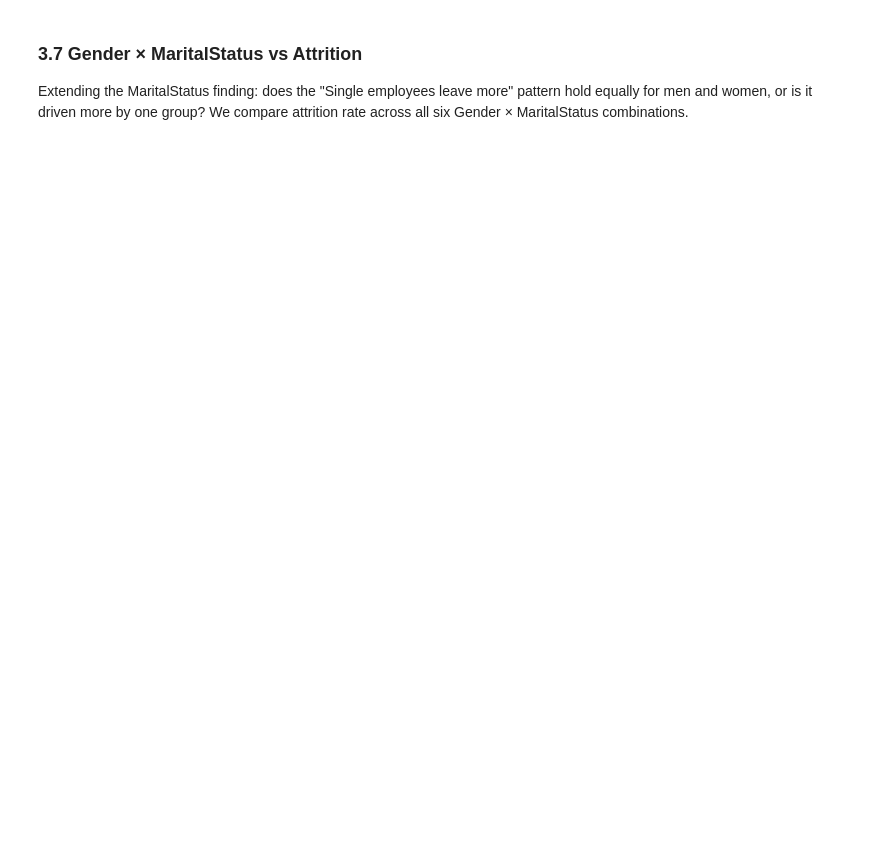
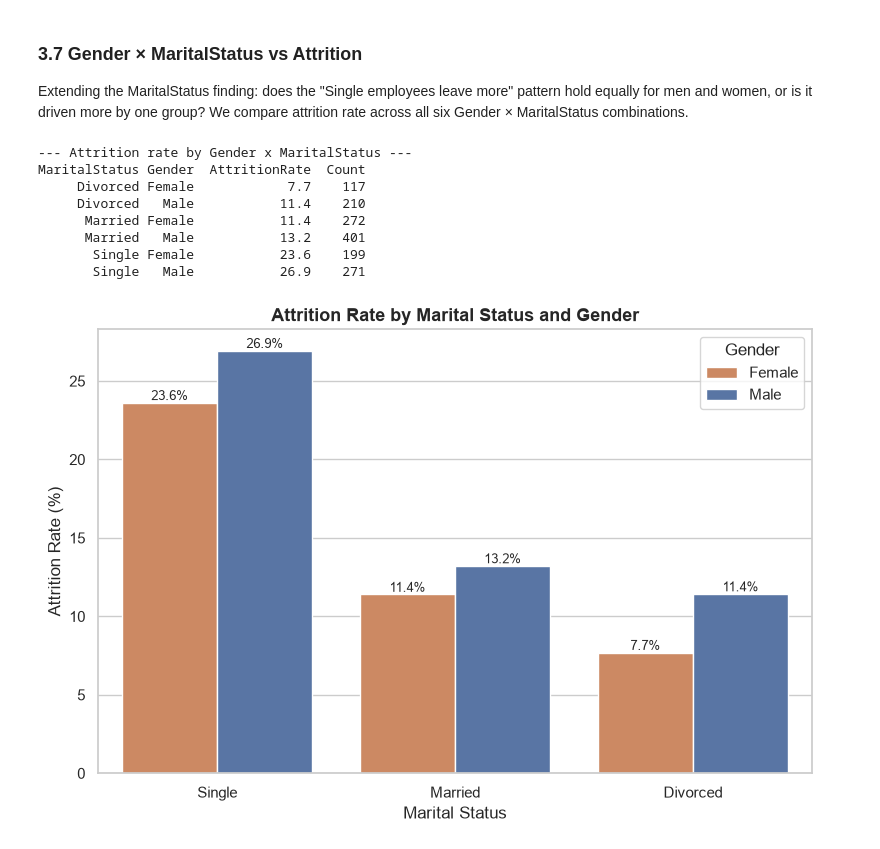
Before and after one commit to Kimberlywangari/eda-in-data-science, a Jupyter notebook: notebooks/eda.ipynb, the cells around one changed output. Saved outputs shown, nothing was run; the diff lists cells and outputs as text; code cells hidden in the pictures; blank space fills up the shorter version.

```diff
--- a/notebooks/eda.ipynb
+++ b/notebooks/eda.ipynb
@@ -548,3 +588,39 @@ Name: MonthlyIncome, dtype: float64
 Extending the MaritalStatus finding: does the "Single employees leave more" pattern
 hold equally for men and women, or is it driven more by one group? We compare
 attrition rate across all six Gender × MaritalStatus combinations.
+# %%
+group_rates = (
+    df_clean.groupby(["MaritalStatus", "Gender"])["Attrition"]
+    .apply(lambda s: (s == "Yes").mean() * 100)
+    .reset_index(name="AttritionRate")
+)
+group_counts = df_clean.groupby(["MaritalStatus", "Gender"]).size().reset_index(name="Count")
+summary = group_rates.merge(group_counts, on=["MaritalStatus", "Gender"])
+summary = summary.sort_values(["MaritalStatus", "Gender"])
+print("--- Attrition rate by Gender x MaritalStatus ---")
+print(summary.round(1).to_string(index=False))
+
+fig, ax = plt.subplots(figsize=(8, 5.5))
+order = ["Single", "Married", "Divorced"]
+sns.barplot(data=summary, x="MaritalStatus", y="AttritionRate", hue="Gender",
+            order=order, palette=["#DD8452", "#4C72B0"], ax=ax)
+ax.set_title("Attrition Rate by Marital Status and Gender", fontsize=13, fontweight="bold")
+ax.set_xlabel("Marital Status")
+ax.set_ylabel("Attrition Rate (%)")
+for p in ax.patches:
+    h = p.get_height()
+    if h > 0:
+        ax.annotate(f"{h:.1f}%", (p.get_x() + p.get_width()/2, h),
+                    ha="center", va="bottom", fontsize=9)
+plt.tight_layout()
+plt.show()
+# %% [output]
+--- Attrition rate by Gender x MaritalStatus ---
+MaritalStatus Gender  AttritionRate  Count
+     Divorced Female            7.7    117
+     Divorced   Male           11.4    210
+      Married Female           11.4    272
+      Married   Male           13.2    401
+       Single Female           23.6    199
+       Single   Male           26.9    271
+[figure, added]
```
Also changed, not shown: parts of 8 cells of this notebook, 1 other file.
